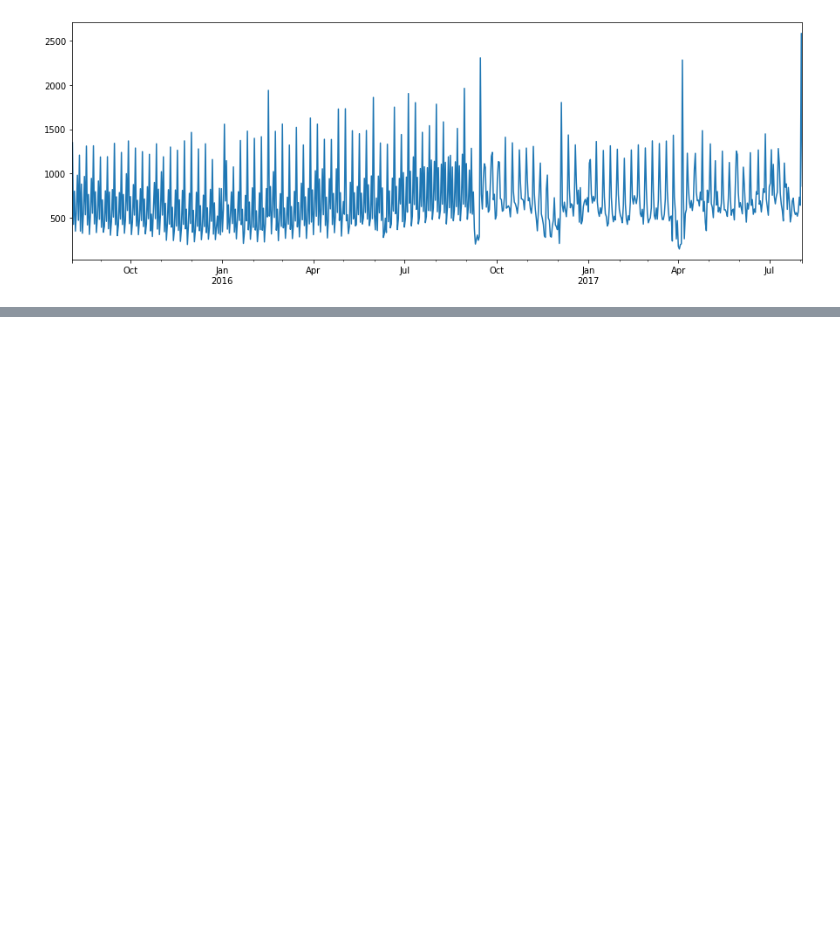
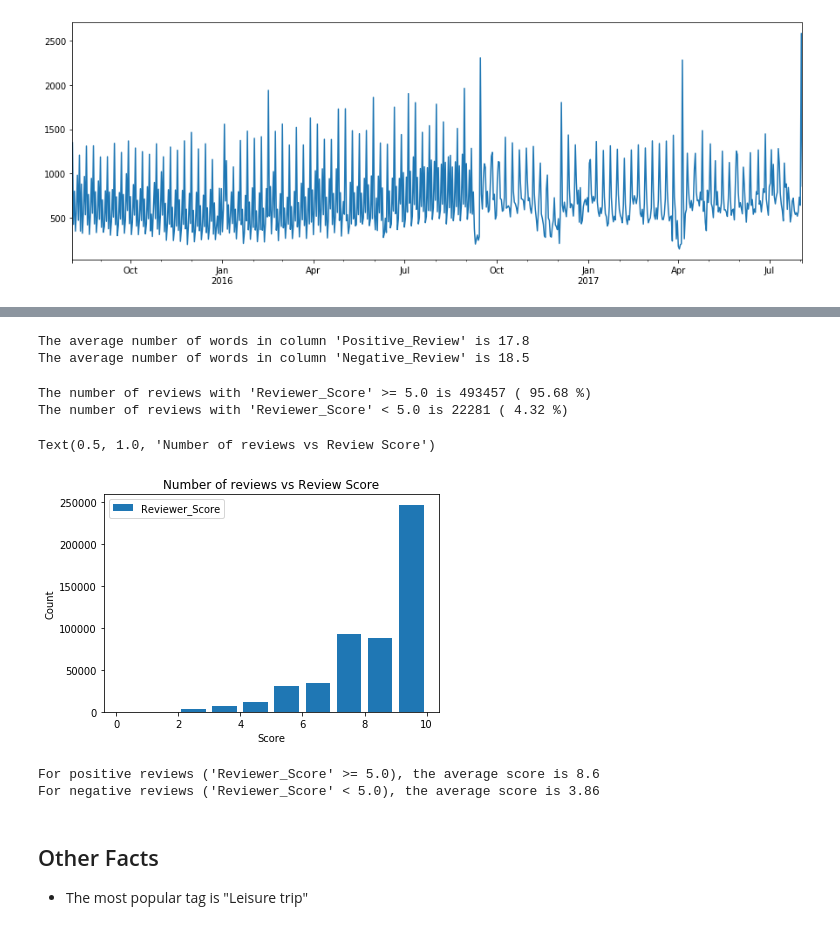
Before and after one commit to shannywu/hotel-reviews-analysis, a Jupyter notebook: hotel-reviews-explore-the-data.ipynb, the cells around one changed output, grey strips where cells are left out. Saved outputs shown, nothing was run; the diff lists cells and outputs as text; code cells hidden in the pictures; blank space fills up the shorter version.

Commit message:
Add review content notes

```diff
--- a/hotel-reviews-the-data.ipynb
+++ b/hotel-reviews-explore-the-data.ipynb
@@ -184,0 +172,6 @@ avg_neg_review_word_cnt
+# %%
+print('The average number of words in column \'Positive_Review\' is', round(avg_pos_review_word_cnt, 1))
+print('The average number of words in column \'Negative_Review\' is', round(avg_neg_review_word_cnt, 1))
+# %% [output]
+The average number of words in column 'Positive_Review' is 17.8
+The average number of words in column 'Negative_Review' is 18.5
@@ -184,0 +187,16 @@ avg_neg_review_word_cnt
+# %%
+print('The number of reviews with \'Reviewer_Score\' >= 5.0 is', pos_review_cnt,
+      '(', round(pos_review_cnt/all_review_with_score_cnt*100, 2), '%)')
+print('The number of reviews with \'Reviewer_Score\' < 5.0 is', neg_review_cnt,
+      '(', round(neg_review_cnt/all_review_with_score_cnt*100, 2), '%)')
+# %% [output]
+The number of reviews with 'Reviewer_Score' >= 5.0 is 493457 ( 95.68 %)
+The number of reviews with 'Reviewer_Score' < 5.0 is 22281 ( 4.32 %)
+# %%
+all_reviews[['Reviewer_Score']].plot(kind='hist',bins=list(range(11)), rwidth=0.8)
+plt.xlabel('Score')
+plt.ylabel('Count')
+plt.title('Number of reviews vs Review Score')
+# %% [output]
+Text(0.5, 1.0, 'Number of reviews vs Review Score')
+[figure, added]
@@ -184,0 +206,10 @@ avg_neg_review_word_cnt
+# %%
+print('For positive reviews (\'Reviewer_Score\' >= 5.0), the average score is', round(avg_pos_score, 2))
+print('For negative reviews (\'Reviewer_Score\' < 5.0), the average score is', round(avg_neg_score, 2))
+# %% [output]
+For positive reviews ('Reviewer_Score' >= 5.0), the average score is 8.6
+For negative reviews ('Reviewer_Score' < 5.0), the average score is 3.86
+# %% [markdown]
+## Other Facts
+
+- The most popular tag is "Leisure trip"
```
Also changed, not shown: parts of 16 cells of this notebook.
